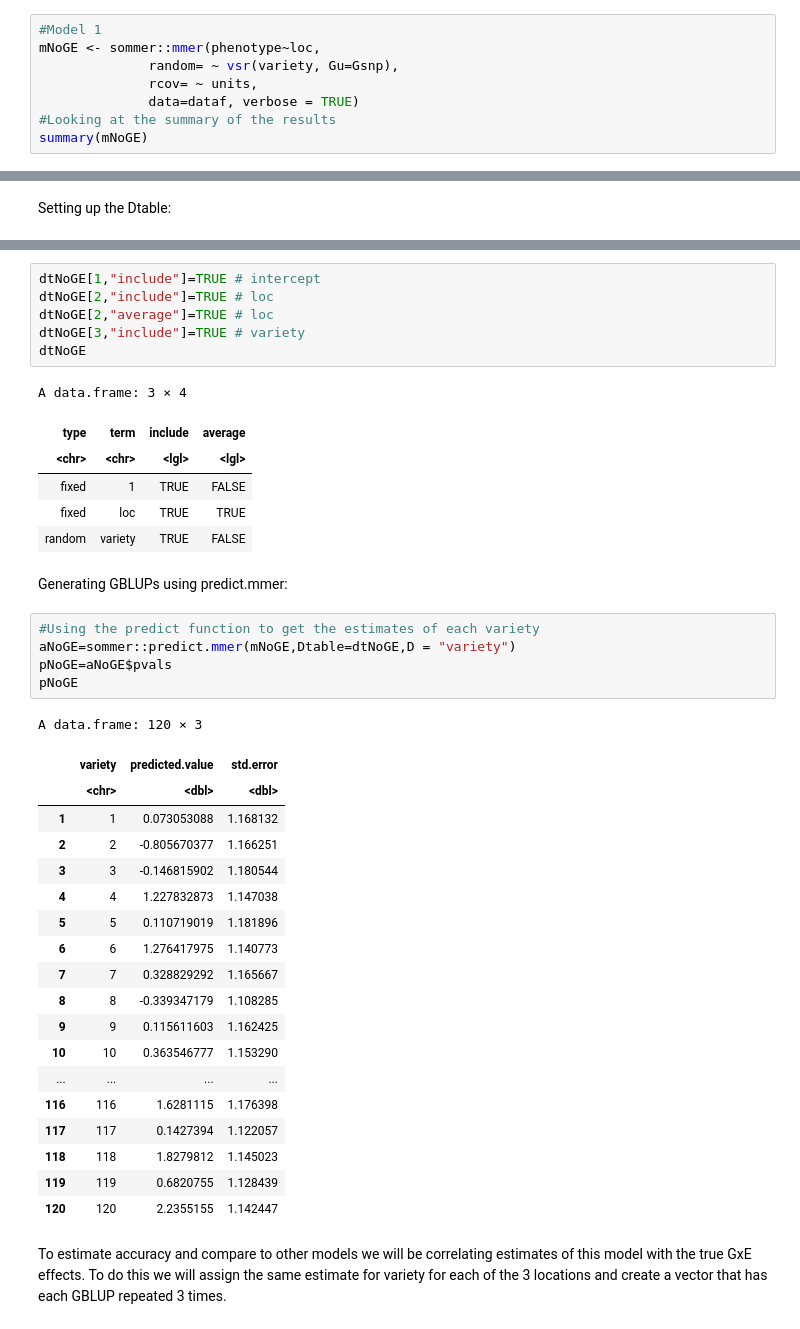
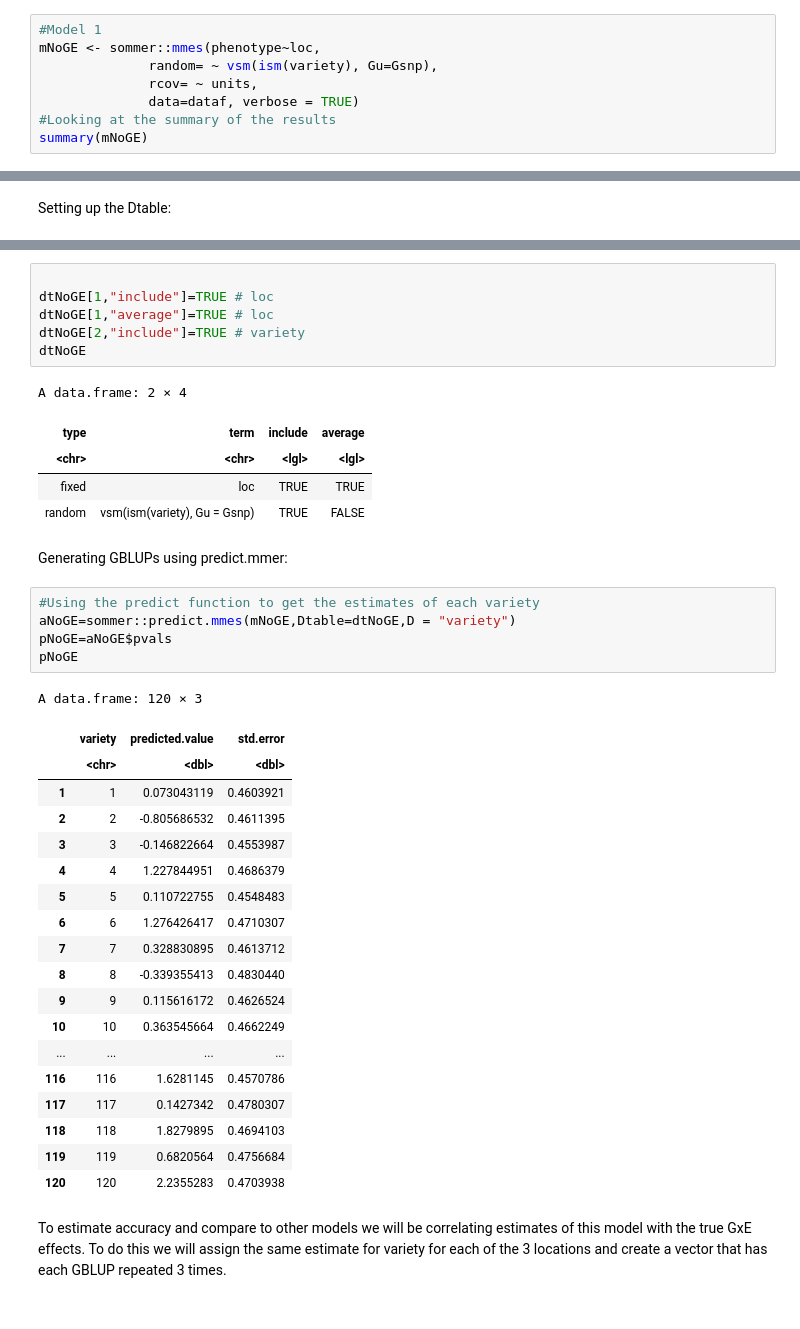
Before and after one commit to Robbins-Lab/PLSCI-7201, a Jupyter notebook: Modules/Module7/Mixed_Models_Covariance_Structures.ipynb, the cells around one changed output, grey strips where cells are left out. Drawn from its saved outputs; the diff is of its cells as text.

```diff
--- a/Modules/Module7/Mixed_Models_Covariance_Structures.ipynb
+++ b/Modules/Module7/Mixed_Models_Covariance_Structures.ipynb
@@ -746,8 +748,8 @@ Now we will fit 2 different GXE models in sommer, differing based on the specifi
 # Model 1 Genomic BLUP (No GxE effect)
 # %%
 #Model 1
-mNoGE <- sommer::mmer(phenotype~loc,
-              random= ~ vsr(variety, Gu=Gsnp),
+mNoGE <- sommer::mmes(phenotype~loc,
+              random= ~ vsm(ism(variety), Gu=Gsnp),
               rcov= ~ units,
               data=dataf, verbose = TRUE)
 #Looking at the summary of the results
@@ -800,43 +798,42 @@ A data.frame: 3 × 4
 # %%
-dtNoGE[1,"include"]=TRUE # intercept
-dtNoGE[2,"include"]=TRUE # loc
-dtNoGE[2,"average"]=TRUE # loc
-dtNoGE[3,"include"]=TRUE # variety
+
+dtNoGE[1,"include"]=TRUE # loc
+dtNoGE[1,"average"]=TRUE # loc
+dtNoGE[2,"include"]=TRUE # variety
 dtNoGE
 # %% [output]
-A data.frame: 3 × 4
+A data.frame: 2 × 4
 | type | term | include | average |
 | <chr> | <chr> | <lgl> | <lgl> |
-| fixed | 1 | TRUE | FALSE |
 | fixed | loc | TRUE | TRUE |
-| random | variety | TRUE | FALSE |
+| random | vsm(ism(variety), Gu = Gsnp) | TRUE | FALSE |
 # %% [markdown]
 Generating GBLUPs using predict.mmer:
 # %%
 #Using the predict function to get the estimates of each variety
-aNoGE=sommer::predict.mmer(mNoGE,Dtable=dtNoGE,D = "variety")
+aNoGE=sommer::predict.mmes(mNoGE,Dtable=dtNoGE,D = "variety")
 pNoGE=aNoGE$pvals
 pNoGE
 # %% [output]
 A data.frame: 120 × 3
 |  | variety | predicted.value | std.error |
 |  | <chr> | <dbl> | <dbl> |
-| 1 | 1 | 0.073053088 | 1.168132 |
-| 2 | 2 | -0.805670377 | 1.166251 |
-| 3 | 3 | -0.146815902 | 1.180544 |
-| 4 | 4 | 1.227832873 | 1.147038 |
-| 5 | 5 | 0.110719019 | 1.181896 |
-| 6 | 6 | 1.276417975 | 1.140773 |
-| 7 | 7 | 0.328829292 | 1.165667 |
-| 8 | 8 | -0.339347179 | 1.108285 |
-| 9 | 9 | 0.115611603 | 1.162425 |
-| 10 | 10 | 0.363546777 | 1.153290 |
+| 1 | 1 | 0.073043119 | 0.4603921 |
+| 2 | 2 | -0.805686532 | 0.4611395 |
+| 3 | 3 | -0.146822664 | 0.4553987 |
+| 4 | 4 | 1.227844951 | 0.4686379 |
+| 5 | 5 | 0.110722755 | 0.4548483 |
+| 6 | 6 | 1.276426417 | 0.4710307 |
+| 7 | 7 | 0.328830895 | 0.4613712 |
+| 8 | 8 | -0.339355413 | 0.4830440 |
+| 9 | 9 | 0.115616172 | 0.4626524 |
+| 10 | 10 | 0.363545664 | 0.4662249 |
 | ... | ... | ... | ... |
-| 116 | 116 | 1.6281115 | 1.176398 |
-| 117 | 117 | 0.1427394 | 1.122057 |
-| 118 | 118 | 1.8279812 | 1.145023 |
-| 119 | 119 | 0.6820755 | 1.128439 |
-| 120 | 120 | 2.2355155 | 1.142447 |
+| 116 | 116 | 1.6281145 | 0.4570786 |
+| 117 | 117 | 0.1427342 | 0.4780307 |
+| 118 | 118 | 1.8279895 | 0.4694103 |
+| 119 | 119 | 0.6820564 | 0.4756684 |
+| 120 | 120 | 2.2355283 | 0.4703938 |
 # %% [markdown]
 To estimate accuracy and compare to other models we will be correlating estimates of this model with the true GxE effects. To do this we will assign the same estimate for variety for each of the 3 locations and create a vector that has each GBLUP repeated 3 times.
 # %% [markdown]
```
Also changed, not shown: parts of 16 cells of this notebook.
